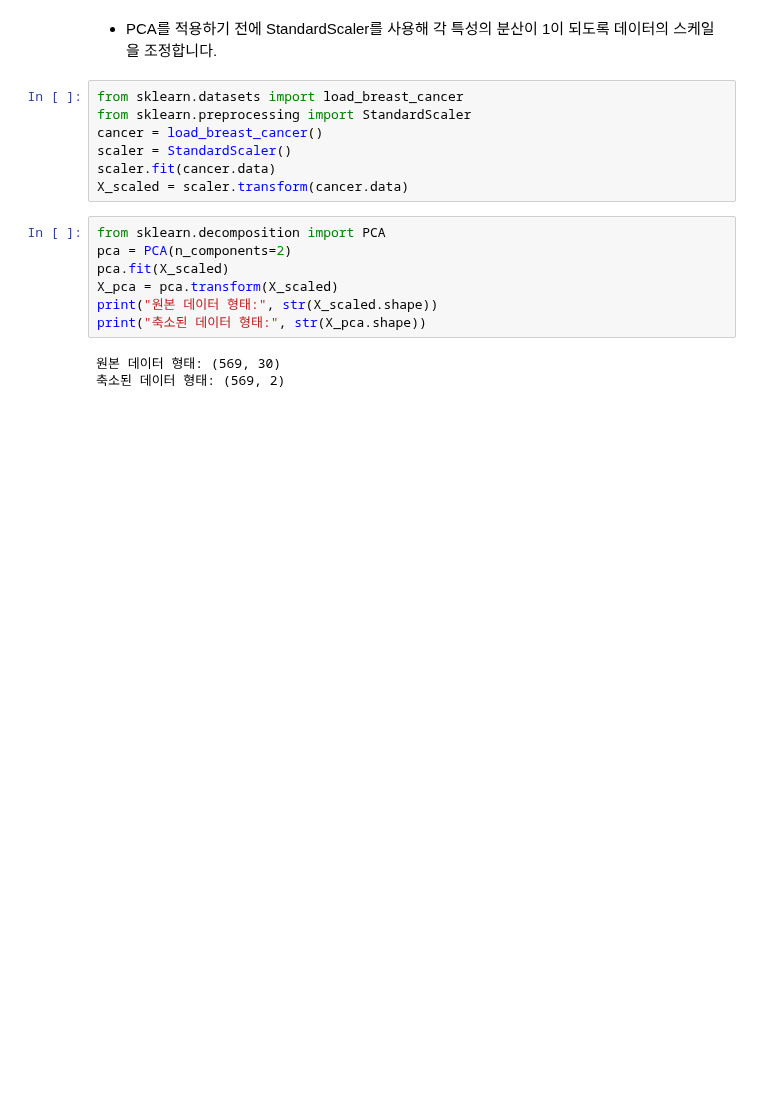
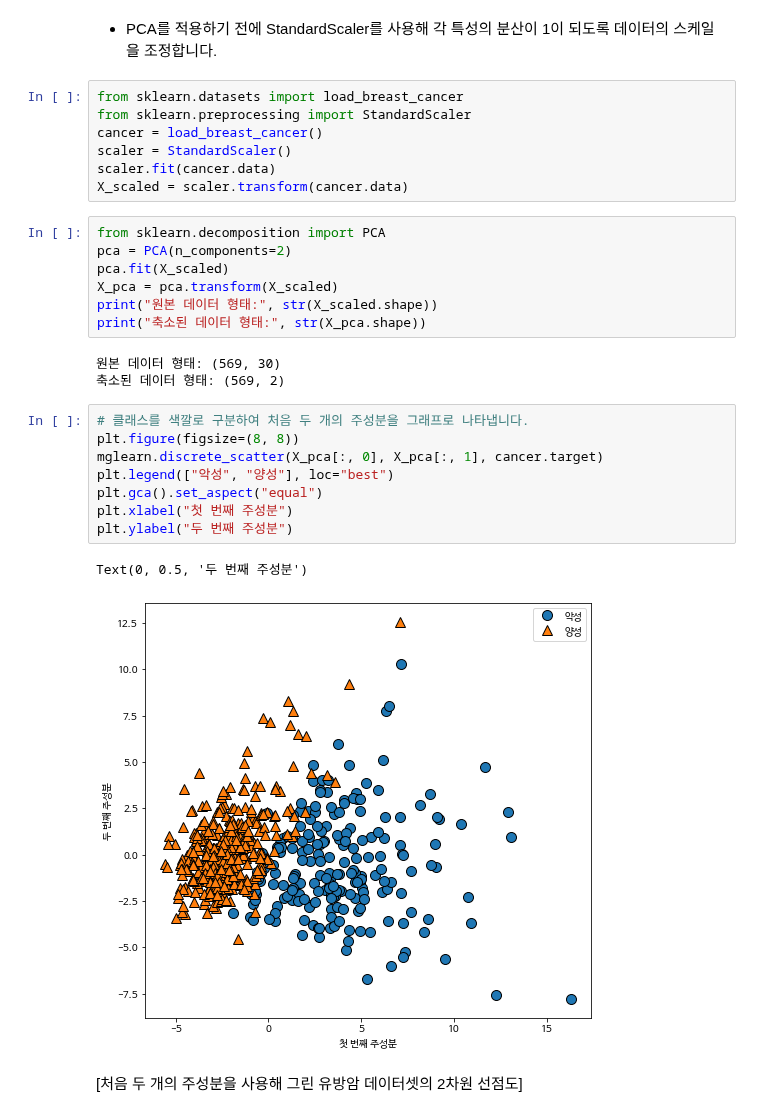
Before and after one commit to junes7/python_machine_learning, a Jupyter notebook: Dimensionality Reduction, Characterization Extraction, Manifold Learning.ipynb, the cells around one changed output. Saved outputs shown, nothing was run; the diff lists cells and outputs as text; blank space fills up the shorter version.

Commit message:
study how to plot a two-dimensional scatterplots of the first two principal components of the breast cancer datasets

```diff
--- a/Dimensionality Reduction, Characterization Extraction, Manifold Learning.ipynb
+++ b/Dimensionality Reduction, Characterization Extraction, Manifold Learning.ipynb
@@ -54,3 +54,16 @@ print("축소된 데이터 형태:", str(X_pca.shape))
 # %% [output]
 원본 데이터 형태: (569, 30)
 축소된 데이터 형태: (569, 2)
+# %%
+# 클래스를 색깔로 구분하여 처음 두 개의 주성분을 그래프로 나타냅니다.
+plt.figure(figsize=(8, 8))
+mglearn.discrete_scatter(X_pca[:, 0], X_pca[:, 1], cancer.target)
+plt.legend(["악성", "양성"], loc="best")
+plt.gca().set_aspect("equal")
+plt.xlabel("첫 번째 주성분")
+plt.ylabel("두 번째 주성분")
+# %% [output]
+Text(0, 0.5, '두 번째 주성분')
+[figure, added]
+# %% [markdown]
+[처음 두 개의 주성분을 사용해 그린 유방암 데이터셋의 2차원 선점도]
```
Also changed, not shown: 1 other file.
